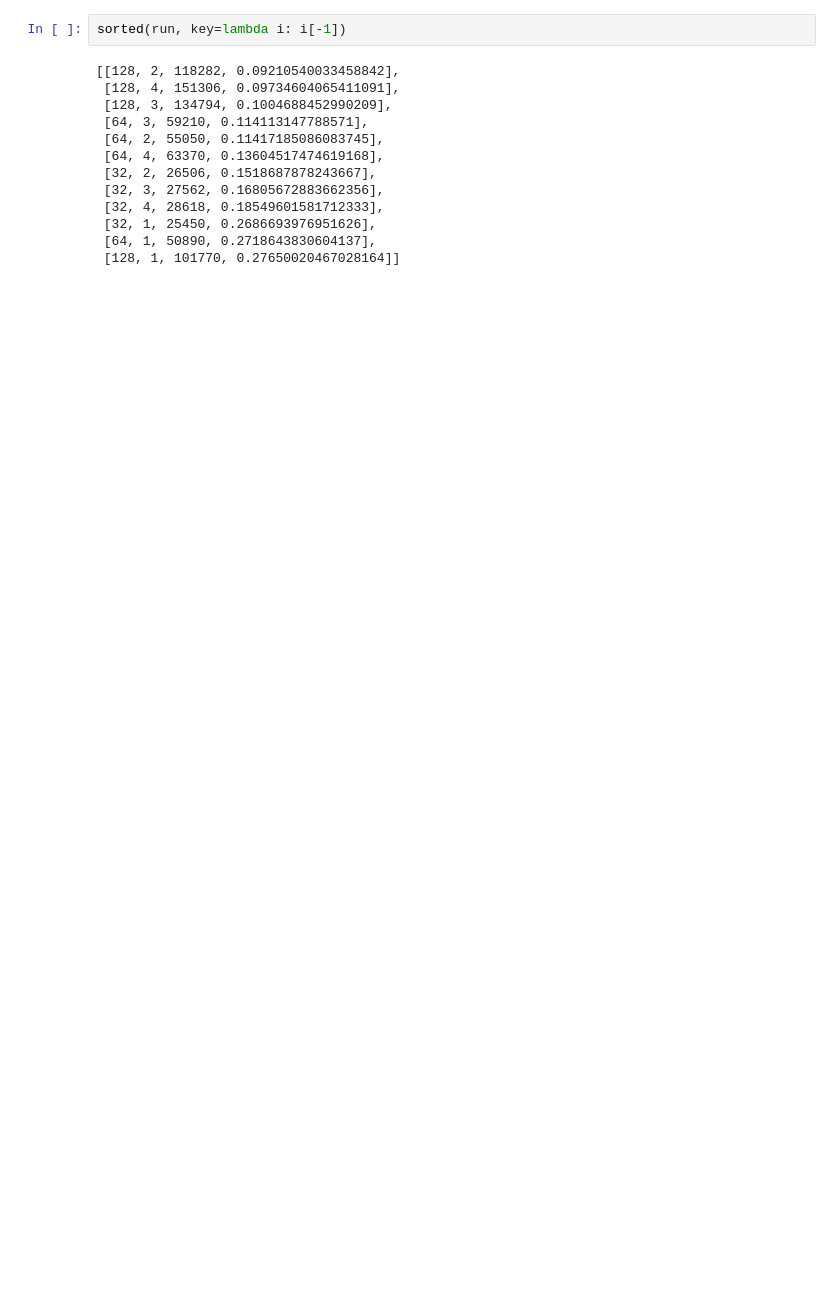
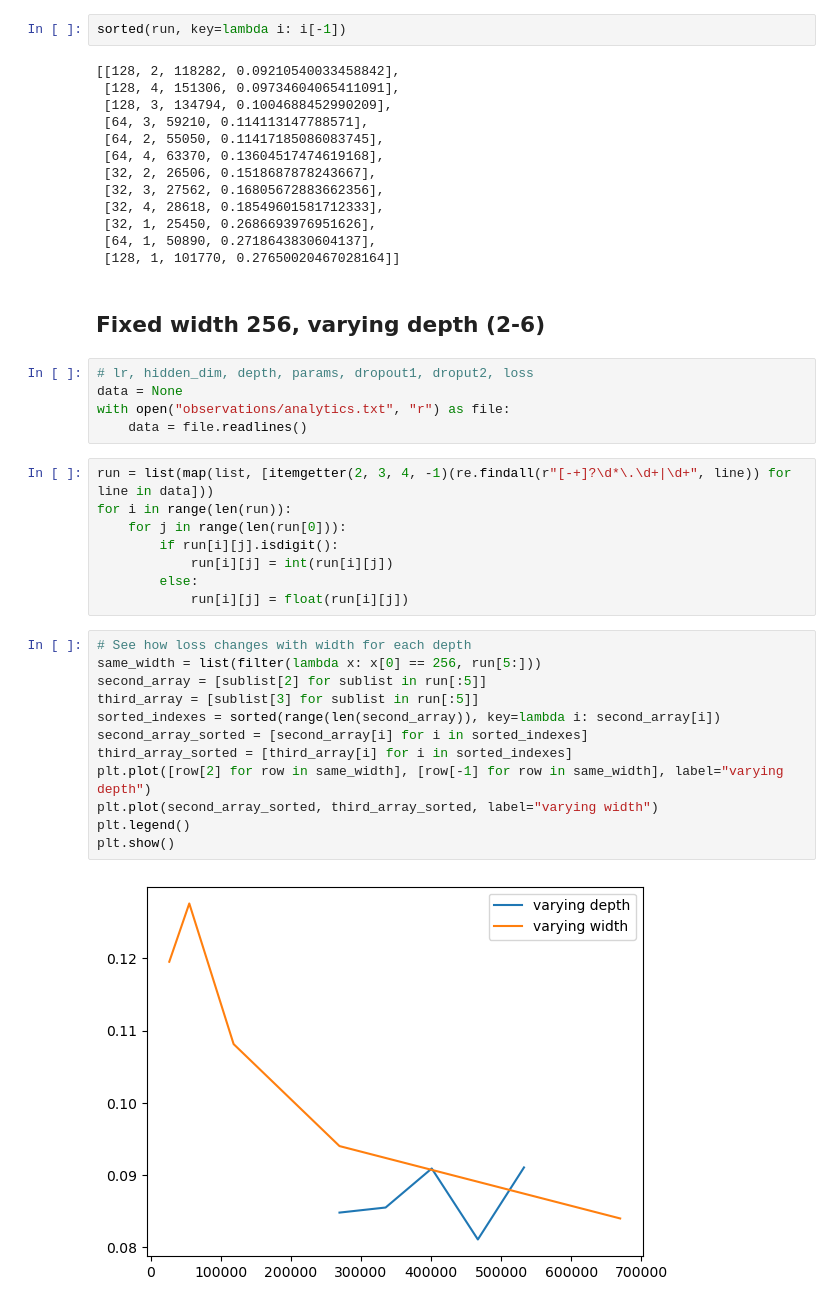
Before and after one commit to ashah01/Scaling-laws-framework, a Jupyter notebook: visualize.ipynb, the cells around one changed output. Drawn from its saved outputs; the diff is of its cells as text; blank space fills up the shorter version.

```diff
--- a/visualize.ipynb
+++ b/visualize.ipynb
@@ -60,3 +73,32 @@ sorted(run, key=lambda i: i[-1])
  [32, 1, 25450, 0.2686693976951626],
  [64, 1, 50890, 0.2718643830604137],
  [128, 1, 101770, 0.27650020467028164]]
+# %% [markdown]
+## Fixed width 256, varying depth (2-6)
+# %%
+# lr, hidden_dim, depth, params, dropout1, droput2, loss
+data = None
+with open("observations/analytics.txt", "r") as file:
+    data = file.readlines()
+# %%
+run = list(map(list, [itemgetter(2, 3, 4, -1)(re.findall(r"[-+]?\d*\.\d+|\d+", line)) for line in data]))
+for i in range(len(run)):
+    for j in range(len(run[0])):
+        if run[i][j].isdigit():
+            run[i][j] = int(run[i][j])
+        else:
+            run[i][j] = float(run[i][j])
+# %%
+# See how loss changes with width for each depth
+same_width = list(filter(lambda x: x[0] == 256, run[5:]))
+second_array = [sublist[2] for sublist in run[:5]]
+third_array = [sublist[3] for sublist in run[:5]]
+sorted_indexes = sorted(range(len(second_array)), key=lambda i: second_array[i])
+second_array_sorted = [second_array[i] for i in sorted_indexes]
+third_array_sorted = [third_array[i] for i in sorted_indexes]
+plt.plot([row[2] for row in same_width], [row[-1] for row in same_width], label="varying depth")
+plt.plot(second_array_sorted, third_array_sorted, label="varying width")
+plt.legend()
+plt.show()
+# %% [output]
+[figure, added]
```
Also changed, not shown: parts of 4 cells of this notebook, 4 other files.
